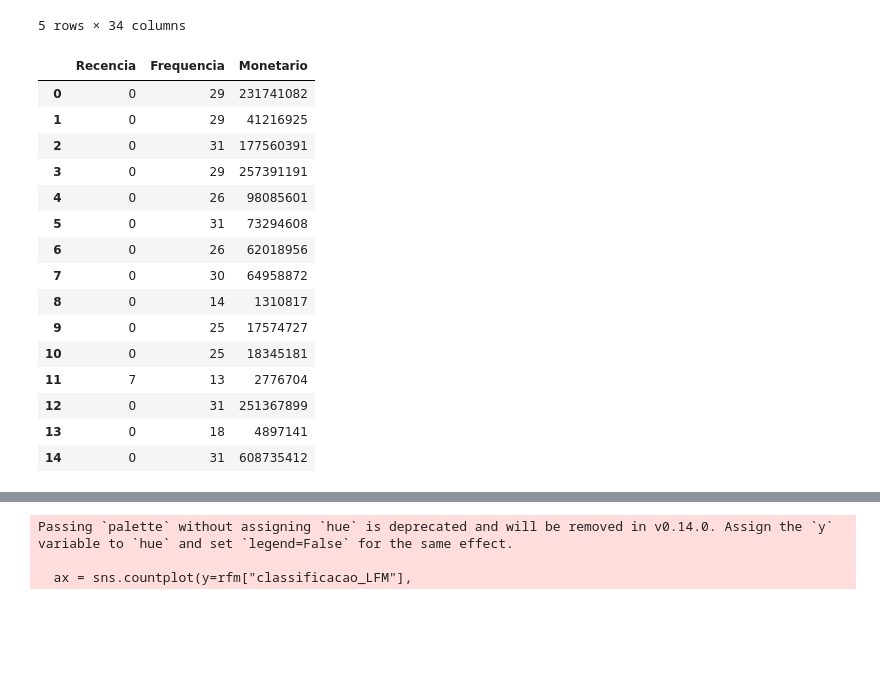
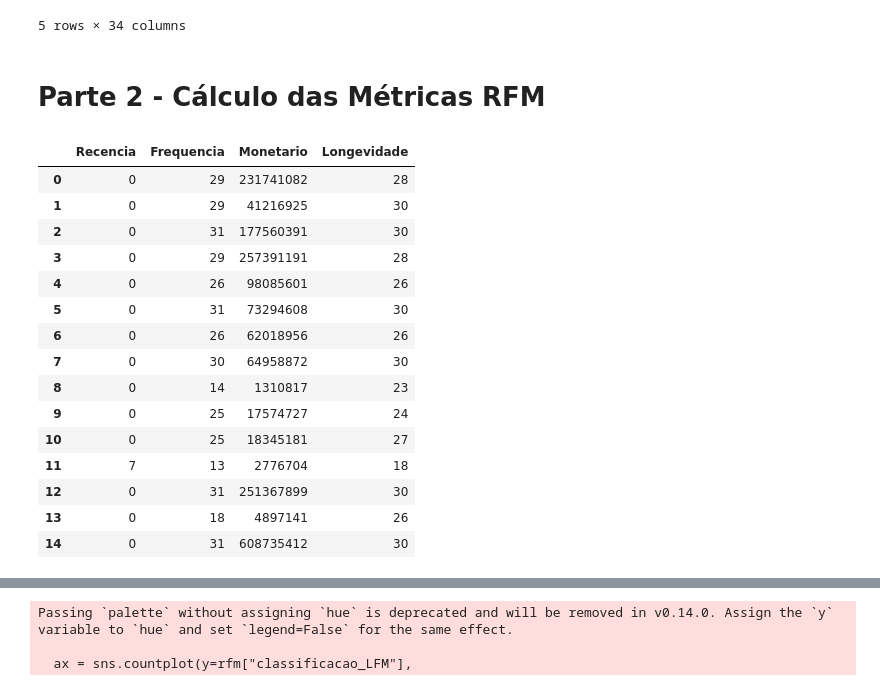
Before and after one commit to adirsonmfjr/credito-rural, a Jupyter notebook: Artigo_02_Cru_Geral.ipynb, the cells around one changed output, grey strips where cells are left out. Saved outputs shown, nothing was run; the diff lists cells and outputs as text; code cells hidden in the pictures; blank space fills up the shorter version.

```diff
--- a/Artigo_02_Cru_Geral.ipynb
+++ b/Artigo_02_Cru_Geral.ipynb
@@ -44,49 +44,62 @@ Arquivo carregado com sucesso!
 | 3 | AC | 1200138 | Bujari | 0 | 0 | 569863 | 13844 | 108046 | 293693 | 635708 | ... | ... |
 | 4 | AC | 1200179 | Capixaba | 0 | 0 | 0 | 0 | 104771 | 560449 | 0 | ... | ... |
 5 rows × 34 columns
+# %% [markdown]
+# Parte 2 - Cálculo das Métricas RFM
 # %%
-# Parte 2 - Cálculo das Métricas RFM
-# ----------------------------------
+import pandas as pd
+
+# Supondo que df já esteja carregado
 
 # Identificar as colunas de anos (ignorar colunas categóricas)
 colunas_anos = [col for col in df.columns if col.isdigit()]  # Filtra apenas colunas com nome numérico
 
 # Criar colunas de Data Inicial e Data Final
 df["Data_Inicial"] = int(min(colunas_anos))  # Primeiro ano disponível na base
 df["Data_Final"] = int(max(colunas_anos))    # Último ano disponível na base
 
 # Função para calcular a Recência (R)
 def calcular_recencia(row):
     anos_com_estoque = [int(ano) for ano in colunas_anos if row[ano] > 0]  # Filtra os anos com estoque positivo
     if anos_com_estoque:
         return df["Data_Final"].iloc[0] - max(anos_com_estoque)  # Último ano com estoque - Data Final
     return df["Data_Final"].iloc[0] - df["Data_Inicial"].iloc[0]  # Caso não haja estoque em nenhum ano
 
 # Aplicar a função de Recência
 df["Recencia"] = df.apply(calcular_recencia, axis=1)
 
 # Criar a coluna de Frequência (F) - Contagem de anos com estoque positivo
 df["Frequencia"] = (df[colunas_anos] > 0).sum(axis=1)
 
 # Criar a coluna Monetário (M) - Soma total dos estoques ao longo do período
 df["Monetario"] = df[colunas_anos].sum(axis=1)
 
-# Verificar as métricas RFM
-df[["Recencia", "Frequencia", "Monetario"]].head(15)
+# Criar a coluna de Longevidade (L) como o intervalo entre o primeiro e o último ano com crédito
+def calcular_longevidade(row):
+    anos_validos = [int(ano) for ano in colunas_anos if row[ano] > 0]  # Filtra os anos com crédito positivo
+    if anos_validos:
+        return max(anos_validos) - min(anos_validos)  # Último ano - Primeiro ano
+    return 0  # Caso nunca tenha pego crédito
+
+# Aplicar a função para calcular Longevidade
+df["Longevidade"] = df.apply(calcular_longevidade, axis=1)
+
+# Exibir as métricas RFM e Longevidade
+df[["Recencia", "Frequencia", "Monetario", "Longevidade"]].head(15)
 # %% [output]
-|  | Recencia | Frequencia | Monetario |
-| 0 | 0 | 29 | 231741082 |
-| 1 | 0 | 29 | 41216925 |
-| 2 | 0 | 31 | 177560391 |
-| 3 | 0 | 29 | 257391191 |
-| 4 | 0 | 26 | 98085601 |
-| 5 | 0 | 31 | 73294608 |
-| 6 | 0 | 26 | 62018956 |
-| 7 | 0 | 30 | 64958872 |
-| 8 | 0 | 14 | 1310817 |
-| 9 | 0 | 25 | 17574727 |
-| 10 | 0 | 25 | 18345181 |
-| 11 | 7 | 13 | 2776704 |
-| 12 | 0 | 31 | 251367899 |
-| 13 | 0 | 18 | 4897141 |
-| 14 | 0 | 31 | 608735412 |
+|  | Recencia | Frequencia | Monetario | Longevidade |
+| 0 | 0 | 29 | 231741082 | 28 |
+| 1 | 0 | 29 | 41216925 | 30 |
+| 2 | 0 | 31 | 177560391 | 30 |
+| 3 | 0 | 29 | 257391191 | 28 |
+| 4 | 0 | 26 | 98085601 | 26 |
+| 5 | 0 | 31 | 73294608 | 30 |
+| 6 | 0 | 26 | 62018956 | 26 |
+| 7 | 0 | 30 | 64958872 | 30 |
+| 8 | 0 | 14 | 1310817 | 23 |
+| 9 | 0 | 25 | 17574727 | 24 |
+| 10 | 0 | 25 | 18345181 | 27 |
+| 11 | 7 | 13 | 2776704 | 18 |
+| 12 | 0 | 31 | 251367899 | 30 |
+| 13 | 0 | 18 | 4897141 | 26 |
+| 14 | 0 | 31 | 608735412 | 30 |
```
Also changed, not shown: parts of 4 cells of this notebook.
